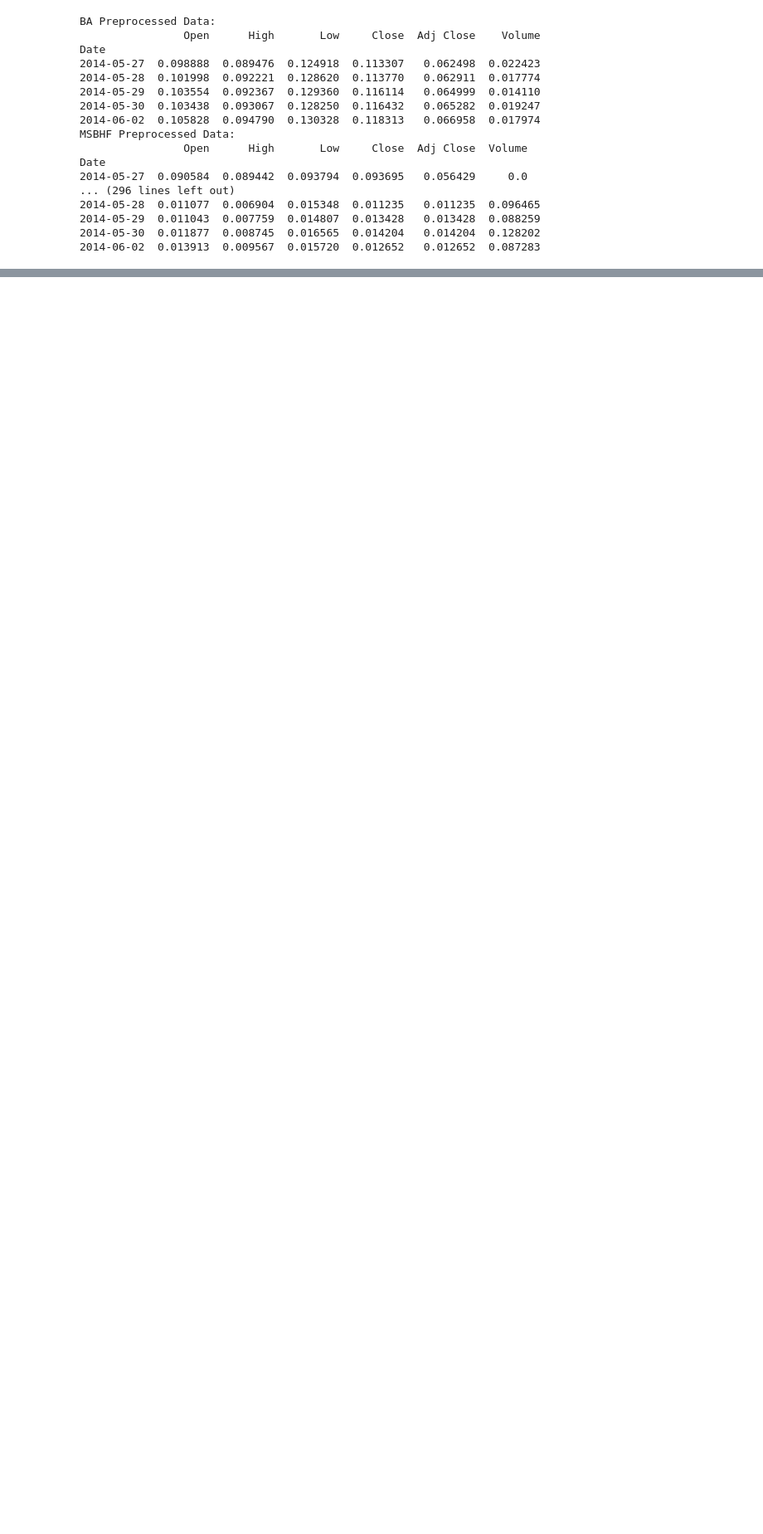
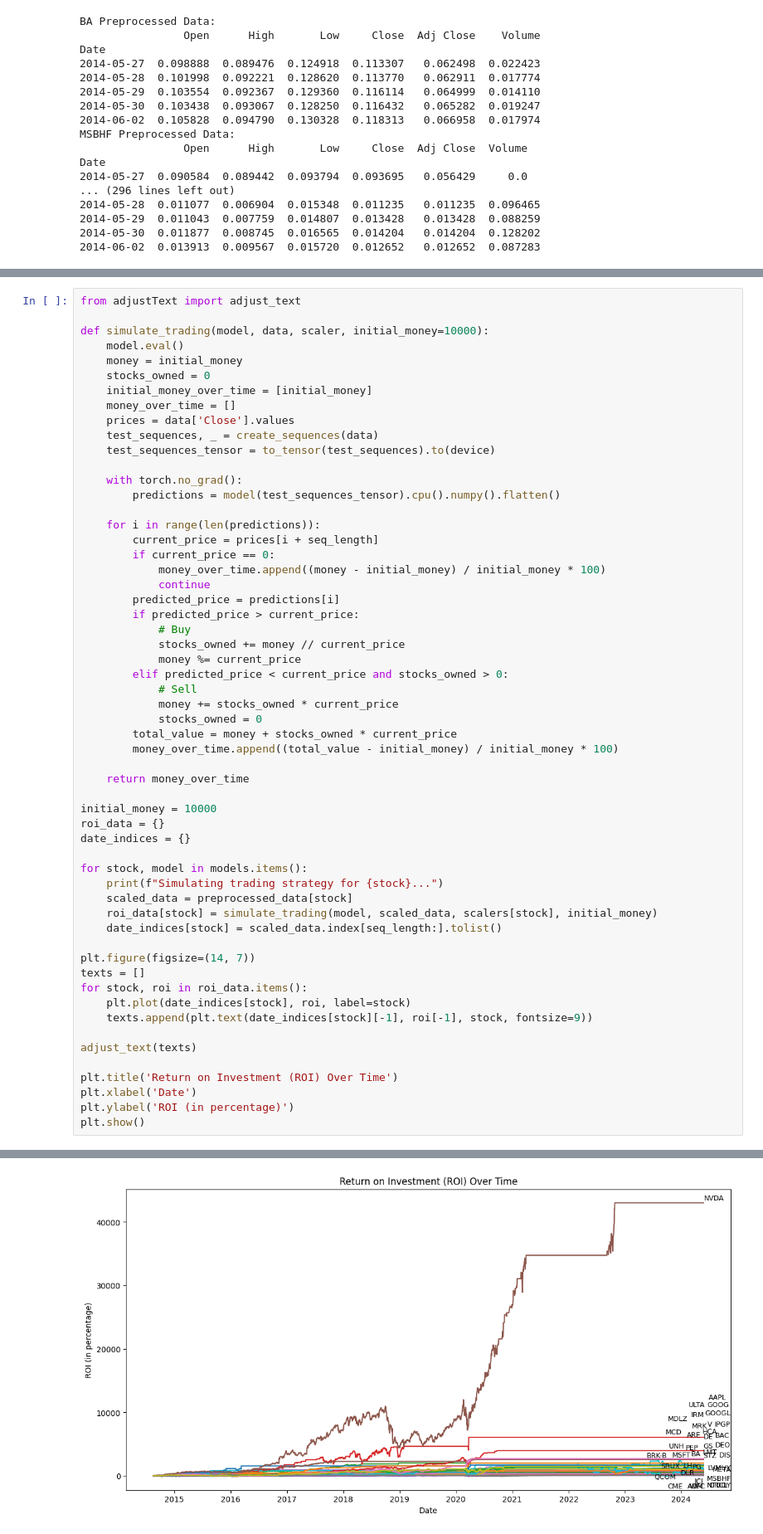
Before and after one commit to kyle1373/stock-portfolio-optimization, a Jupyter notebook: optimization_nn.ipynb, the cells around one changed output, grey strips where cells are left out. Shown at 83% size. Saved outputs shown, nothing was run; the diff lists cells and outputs as text; blank space fills up the shorter version.

```diff
--- a/optimization_nn.ipynb
+++ b/optimization_nn.ipynb
@@ -241,0 +242,58 @@ Invest in BA: Predicted Return = 0.0895
+# %%
+from adjustText import adjust_text
+
+def simulate_trading(model, data, scaler, initial_money=10000):
+    model.eval()
+    money = initial_money
+    stocks_owned = 0
+    initial_money_over_time = [initial_money]
+    money_over_time = []
+    prices = data['Close'].values
+    test_sequences, _ = create_sequences(data)
+    test_sequences_tensor = to_tensor(test_sequences).to(device)
+
+    with torch.no_grad():
+        predictions = model(test_sequences_tensor).cpu().numpy().flatten()
+
+    for i in range(len(predictions)):
+        current_price = prices[i + seq_length]
+        if current_price == 0:
+            money_over_time.append((money - initial_money) / initial_money * 100)
+            continue
+        predicted_price = predictions[i]
+        if predicted_price > current_price:
+            # Buy
+            stocks_owned += money // current_price
+            money %= current_price
+        elif predicted_price < current_price and stocks_owned > 0:
+            # Sell
+            money += stocks_owned * current_price
+            stocks_owned = 0
+        total_value = money + stocks_owned * current_price
+        money_over_time.append((total_value - initial_money) / initial_money * 100)
+
+    return money_over_time
+
+initial_money = 10000
+roi_data = {}
+date_indices = {}
+
+for stock, model in models.items():
+    print(f"Simulating trading strategy for {stock}...")
+    scaled_data = preprocessed_data[stock]
+    roi_data[stock] = simulate_trading(model, scaled_data, scalers[stock], initial_money)
+    date_indices[stock] = scaled_data.index[seq_length:].tolist()
+
+plt.figure(figsize=(14, 7))
+texts = []
+for stock, roi in roi_data.items():
+    plt.plot(date_indices[stock], roi, label=stock)
+    texts.append(plt.text(date_indices[stock][-1], roi[-1], stock, fontsize=9))
+
+adjust_text(texts)
+
+plt.title('Return on Investment (ROI) Over Time')
+plt.xlabel('Date')
+plt.ylabel('ROI (in percentage)')
+plt.show()
+# %% [output]
@@ -241,0 +317 @@ Invest in BA: Predicted Return = 0.0895
+[figure, added]
```
Also changed, not shown: parts of 3 cells of this notebook.
